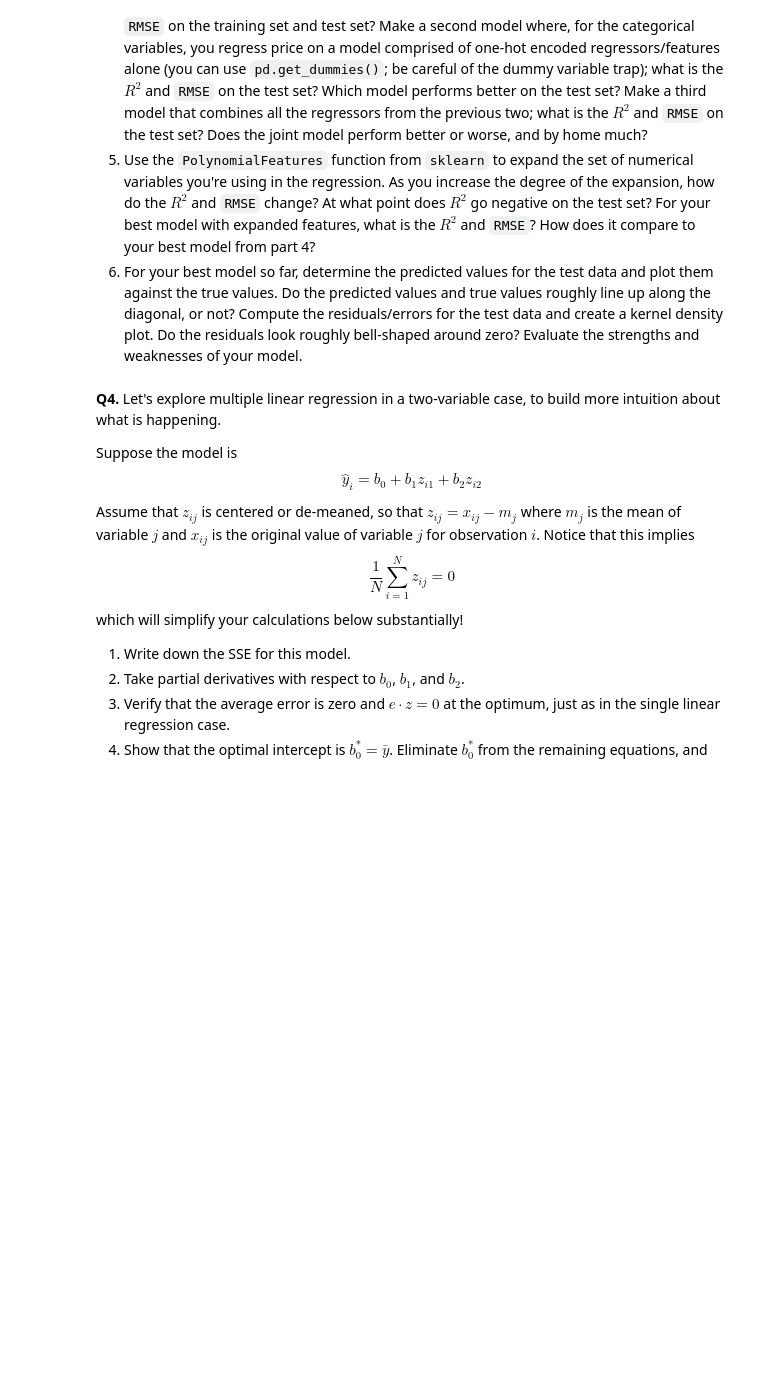
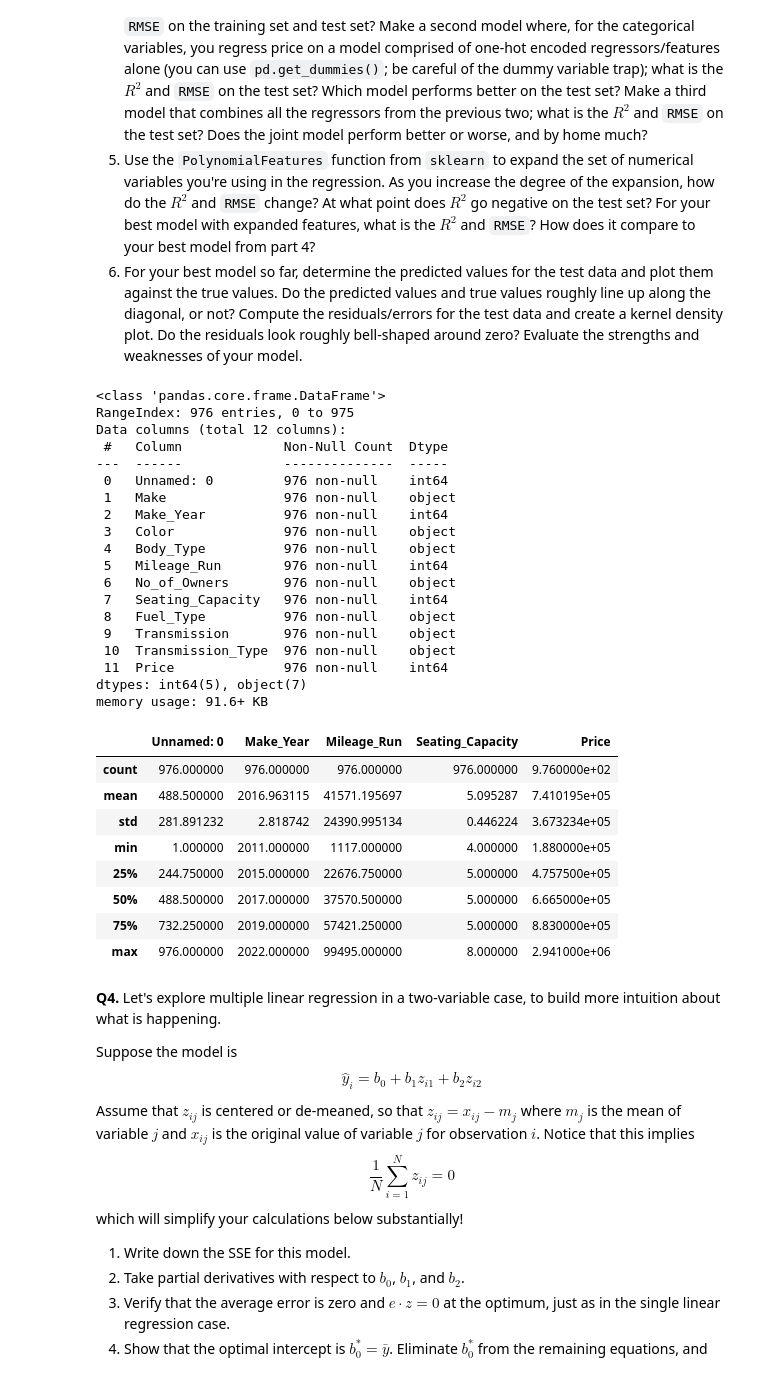
Before and after one commit to allyoshea/linear_models, a Jupyter notebook: assignment/assignment.ipynb, the cells around one changed output. Saved outputs shown, nothing was run; the diff lists cells and outputs as text; code cells hidden in the pictures; blank space fills up the shorter version.

```diff
--- a/assignment/assignment.ipynb
+++ b/assignment/assignment.ipynb
@@ -246,12 +246,72 @@ Repeat part 2, but leave an intercept in the linear model. How do you have to ha
 # %%
 import numpy as np
 import pandas as pd
 import seaborn as sns
 import matplotlib.pyplot as plt
 from sklearn.linear_model import LinearRegression
 
 df = pd.read_csv('/content/cars_hw.csv', low_memory = False)
 df.head()
+df.info()
+df.describe()
+
+#can see that there are some HEAVY skewed categories so will deal with some
+
+#removing unnamed column bc its not doing anything tohelp us
+df=df.drop(columns = ['Unnamed: 0'])
+
+#change # of owners from object of words to numeric
+df['No_of_Owners'].unique()
+df['No_of_Owners'] = df['No_of_Owners'].map({
+    'First': 1,
+    'Second': 2,
+    'Third' : 3
+     'Fourth & above' : 4
+})
+
+#price has a LARGEEE skewed distribution, log transform it for regression (super important)
+#winsorize any LARGE outliers
+df['Price'] = df['Price'].clip(
+    df['Price'].quantile(0.01),
+    df['Price'].quantile(0.99)
+)
+df['log_price'] = np.log(df['Price'])
+
+#do similar thing for mileage
+df['log_mileage'] = np.log(df['Mileage_Run'])
+
+#convert age to years
+df['Age'] = 2026 - df['Make_Year']
+df = df.drop(columns=['Make_Year'])
+# %% [output]
+<class 'pandas.core.frame.DataFrame'>
+RangeIndex: 976 entries, 0 to 975
+Data columns (total 12 columns):
+ #   Column             Non-Null Count  Dtype
+---  ------             --------------  -----
+ 0   Unnamed: 0         976 non-null    int64
+ 1   Make               976 non-null    object
+ 2   Make_Year          976 non-null    int64
+ 3   Color              976 non-null    object
+ 4   Body_Type          976 non-null    object
+ 5   Mileage_Run        976 non-null    int64
+ 6   No_of_Owners       976 non-null    object
+ 7   Seating_Capacity   976 non-null    int64
+ 8   Fuel_Type          976 non-null    object
+ 9   Transmission       976 non-null    object
+ 10  Transmission_Type  976 non-null    object
+ 11  Price              976 non-null    int64
+dtypes: int64(5), object(7)
+memory usage: 91.6+ KB
+|  | Unnamed: 0 | Make_Year | Mileage_Run | Seating_Capacity | Price |
+| count | 976.000000 | 976.000000 | 976.000000 | 976.000000 | 9.760000e+02 |
+| mean | 488.500000 | 2016.963115 | 41571.195697 | 5.095287 | 7.410195e+05 |
+| std | 281.891232 | 2.818742 | 24390.995134 | 0.446224 | 3.673234e+05 |
+| min | 1.000000 | 2011.000000 | 1117.000000 | 4.000000 | 1.880000e+05 |
+| 25% | 244.750000 | 2015.000000 | 22676.750000 | 5.000000 | 4.757500e+05 |
+| 50% | 488.500000 | 2017.000000 | 37570.500000 | 5.000000 | 6.665000e+05 |
+| 75% | 732.250000 | 2019.000000 | 57421.250000 | 5.000000 | 8.830000e+05 |
+| max | 976.000000 | 2022.000000 | 99495.000000 | 8.000000 | 2.941000e+06 |
 # %% [markdown]
 **Q4.** Let's explore multiple linear regression in a two-variable case, to build more intuition about what is happening.
 
```
